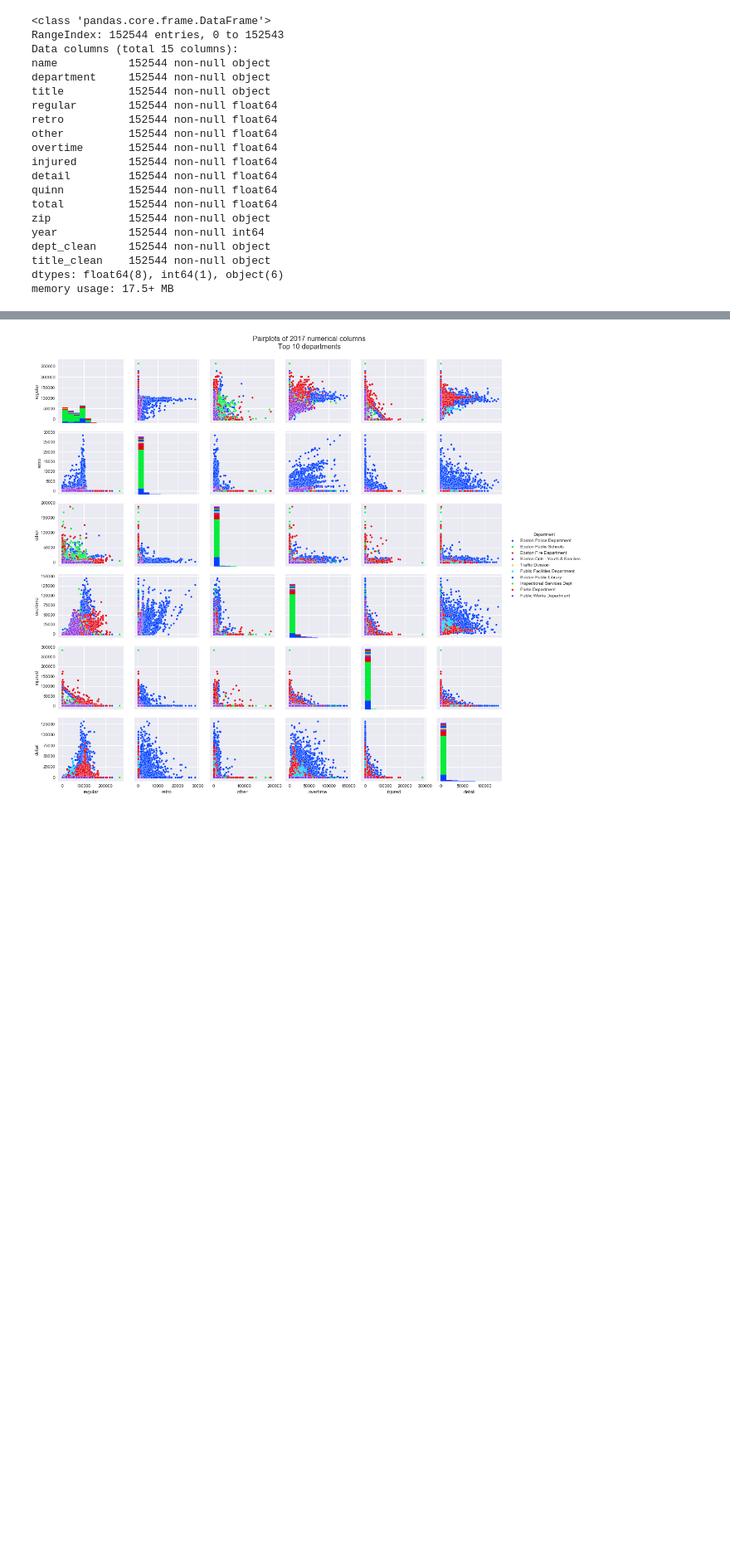
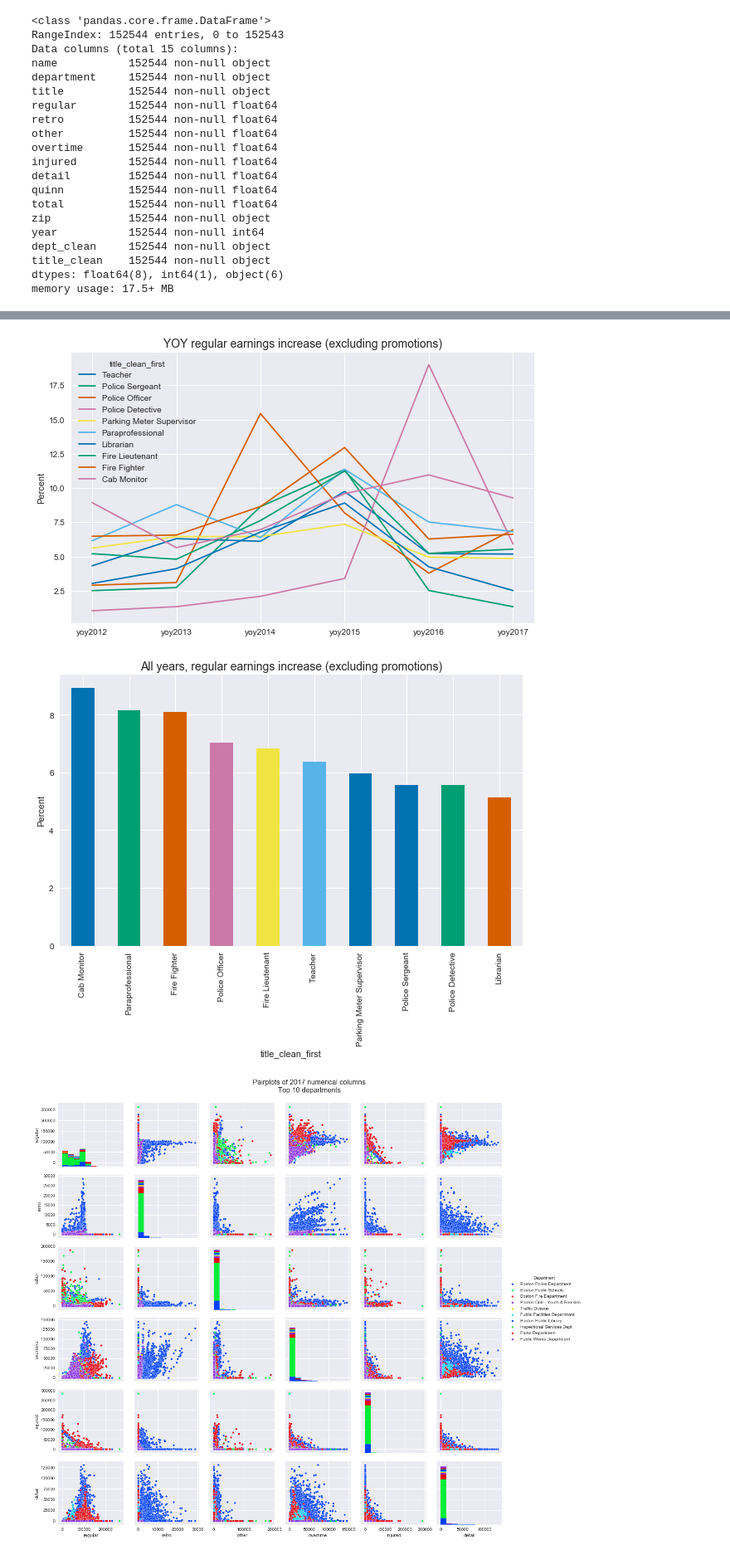
Before and after one commit to Turanga1/Springboard_DataScience, a Jupyter notebook: Capstone 1 - Boston Earnings Report/boston_earnings_analysis.ipynb, the cells around one changed output, grey strips where cells are left out. Shown at 83% size. Cells and saved outputs as stored; diff of their text form; code cells hidden in the pictures; blank space fills up the shorter version.

```diff
--- a/Capstone 1 - Boston Earnings Report/boston_earnings_analysis.ipynb
+++ b/Capstone 1 - Boston Earnings Report/boston_earnings_analysis.ipynb
@@ -72,0 +125,22 @@ memory usage: 17.5+ MB
+# %%
+# get top 10 titles by number of employees
+
+titles_top10 = growth_title[growth_title['title_clean_first'] == growth_title['title_clean_last']]\
+                .groupby('title_clean_first')\
+                .agg('size')\
+                .sort_values(ascending=False)\
+                .index[:10]
+
+# keep only growth rate columns ('yoy...') and top 10 title rows
+
+payraise = growth_title.iloc[:, len(years)+1:(len(years)*2)+1]
+payraise = payraise[payraise['title_clean_first'].isin(titles_top10)]
+
+# calculate means and mean of means
+
+payraise = payraise.set_index('title_clean_first')
+payraise['mean'] = payraise.stack().groupby(level=0).mean()
+payraise  = payraise.groupby(payraise.index).agg('mean')
+payraise = payraise[::-1]
+
+payraise
@@ -73,3 +160,21 @@ memory usage: 17.5+ MB
+# %%
+# pay raises by year
+
+
+# plot
+ax = payraise.drop(columns='mean').T.plot(figsize=(10,6), xticks=[0,1,2,3,4,5])
+ax.set_ylabel('Percent')
+ax.set_title('YOY regular earnings increase (excluding promotions)', fontsize=14)
+plt.show()
+
+# pay raises - all years
+ax = payraise.sort_values('mean', ascending=False).iloc[:,-1].T.plot(kind='bar',figsize=(10,6), xticks=[0,1,2,3,4,5])
+ax.set_ylabel('Percent')
+ax.set_title('All years, regular earnings increase (excluding promotions)', fontsize=14)
+plt.show()
+# %% [output]
+[figure, added]
+[figure, added]
 # %%
 # extract 10 largest departments
 departments = earnings[earnings['year'] == 2017].groupby('dept_clean')['name'].agg(np.size).nlargest(10)
```
Also changed, not shown: parts of 6 cells of this notebook.
